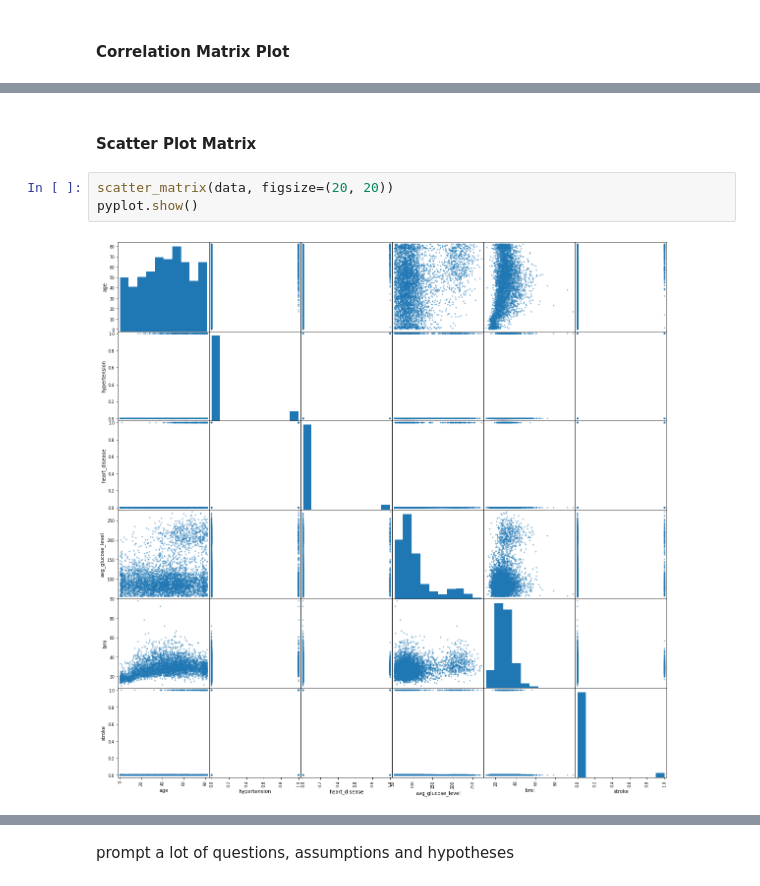
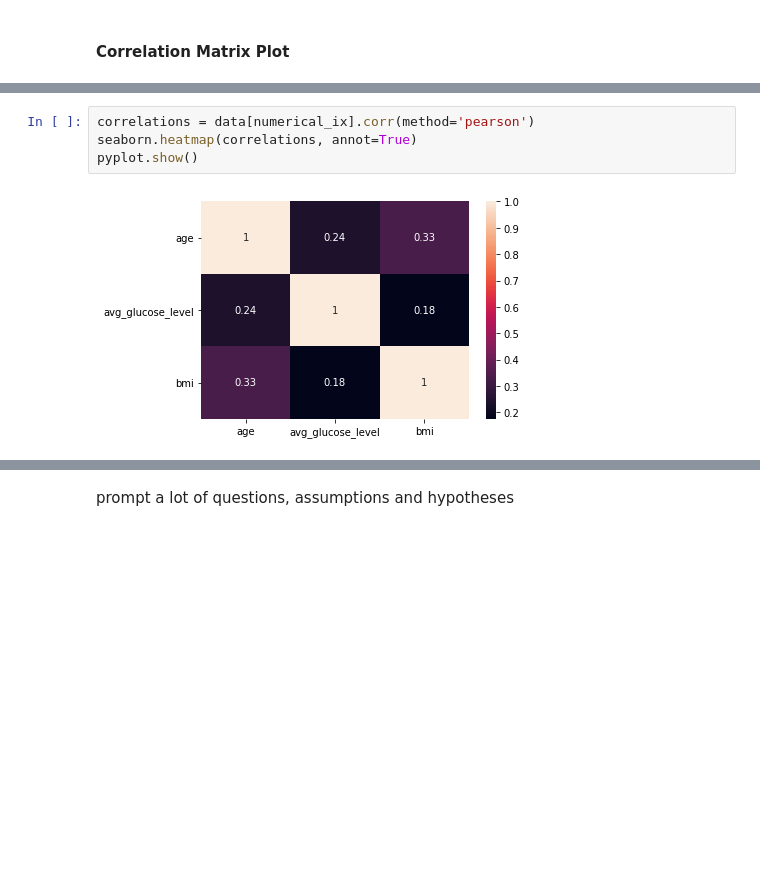
Before and after one commit to LapTQ/IT31903_123220_Group18_Stroke-prediction, a Jupyter notebook: analyze_data.ipynb, the cells around one changed output, grey strips where cells are left out. Cells and saved outputs as stored; diff of their text form; blank space fills up the shorter version.

```diff
--- a/analyze_data.ipynb
+++ b/analyze_data.ipynb
@@ -187,7 +180,6 @@ pyplot.show()
-# %% [markdown]
-#### Scatter Plot Matrix
-# %%
-scatter_matrix(data, figsize=(20, 20))
-pyplot.show()
-# %% [output]
-[figure, removed]
+# %%
+correlations = data[numerical_ix].corr(method='pearson')
+seaborn.heatmap(correlations, annot=True)
+pyplot.show()
+# %% [output]
+[figure, added]
```
Also changed, not shown: parts of 79 cells of this notebook.
